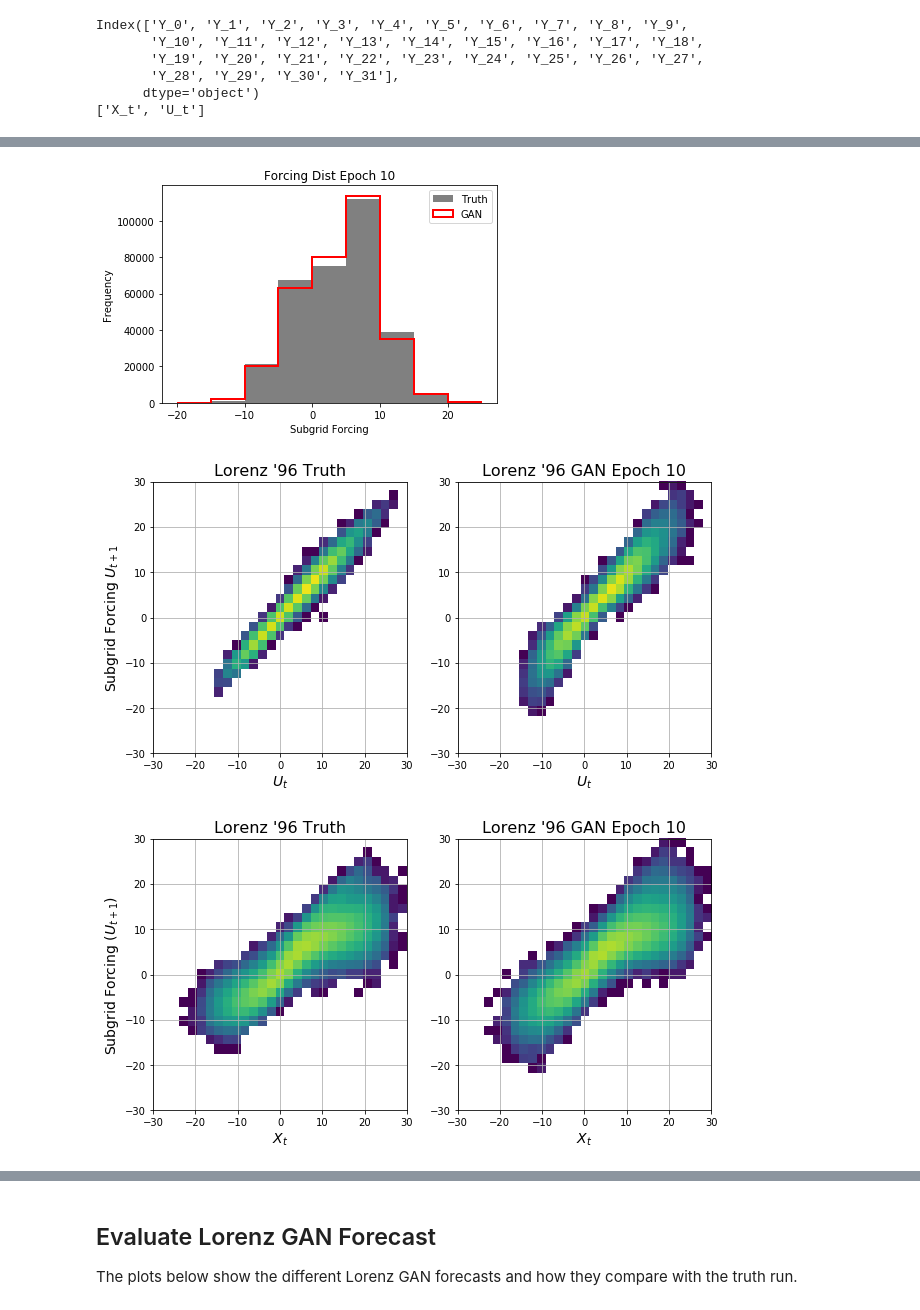
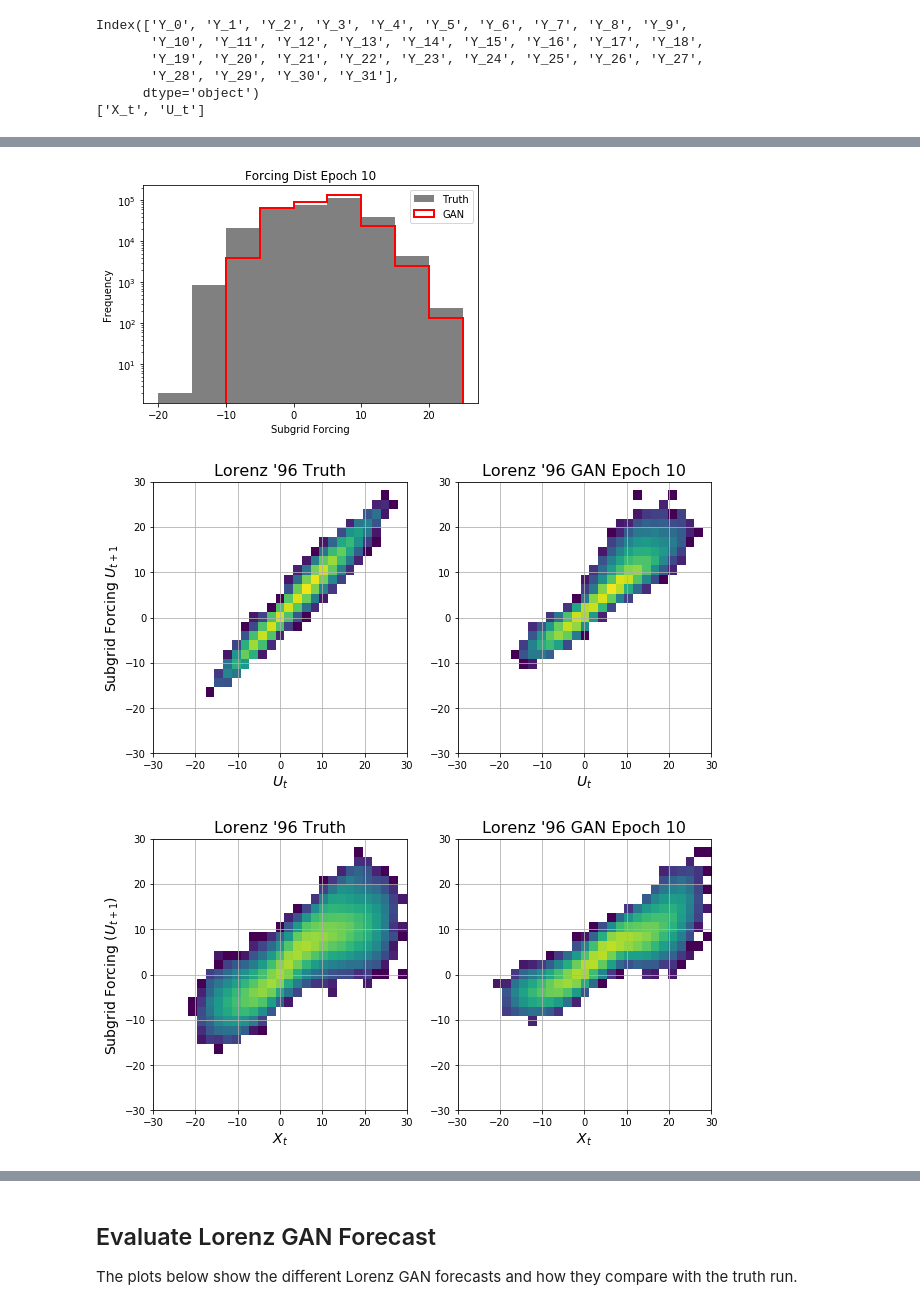
Before and after one commit to djgagne/lorenz_gan, a Jupyter notebook: notebooks/lorenz_gan_eval.ipynb, the cells around one changed output, grey strips where cells are left out. Saved outputs shown, nothing was run; the diff lists cells and outputs as text; code cells hidden in the pictures.

```diff
--- a/notebooks/lorenz_gan_eval.ipynb
+++ b/notebooks/lorenz_gan_eval.ipynb
@@ -146,5 +148,6 @@ plt.ylabel("Accuracy")
 ## Evaluate Generator Model
 # %%
 epoch = 10
-gen_model = load_model("../exp_u/gan_generator_0000_epoch_{0:04d}.h5".format(epoch), custom_objects={"Interpolate1D": Interpolate1D,
-                                                                                                     "ConcreteDropout": ConcreteDropout})
+gen_model = load_model("../exp_u/gan_generator_0003_epoch_{0:04d}.h5".format(epoch),
+                       custom_objects={"Interpolate1D": Interpolate1D,
+                                       "ConcreteDropout": ConcreteDropout})
@@ -220,13 +212,14 @@ plt.plot(np.arange(0, 500), gan_y[:, :, 0].sum(axis=1)[500:1000])
 # %%
 plt.hist(combined_data[y_cols].sum(axis=1).values, bins=np.arange(-20, 30, 5), color="gray", label="Truth")
 plt.hist(gan_y[:, :, 0].sum(axis=1), bins=np.arange(-20, 30, 5), histtype='step', lw=2, label="GAN", color="red")
 plt.legend()
 plt.xlabel("Subgrid Forcing")
 plt.ylabel("Frequency")
 plt.title("Forcing Dist Epoch {0}".format(epoch))
+plt.gca().set_yscale("log")
 plt.savefig("../exp_u/gan_subgrid_hist.png", dpi=200, bbox_inches="tight")
 # %% [output]
-[figure, old version]
+[figure, new version]
 # %%
 fig, axes = plt.subplots(1, 2, figsize=(10, 5))
 _ = axes[0].hist2d(combined_data["U_t"], combined_data[y_cols].sum(axis=1), bins=[np.linspace(-30, 30, 30),
@@ -244,7 +237,7 @@ axes[1].grid()
 axes[0].set_ylabel("Subgrid Forcing $U_{t+1}$", fontsize=14)
 plt.savefig("../exp_u/gan_u_u1_hist_epoch_{0}.png".format(epoch), dpi=200, bbox_inches="tight")
 # %% [output]
-[figure, old version]
+[figure, new version]
 # %%
 fig, axes = plt.subplots(1, 2, figsize=(10, 5))
 _ = axes[0].hist2d(combined_data["X_t"], combined_data[y_cols].sum(axis=1), bins=[np.linspace(-30, 30, 30),
@@ -262,7 +255,7 @@ axes[1].grid()
 axes[0].set_ylabel("Subgrid Forcing ($U_{t+1}$)", fontsize=14)
 plt.savefig("../exp_u/gan_x_u_hist_epoch_{0}.png".format(epoch), dpi=200, bbox_inches="tight")
 # %% [output]
-[figure, old version]
+[figure, new version]
 # %%
 plt.figure(figsize=(6, 6))
 _ = plt.hist2d(combined_data["X_t"], combined_data[y_cols].sum(axis=1), bins=[np.linspace(-30, 30, 30),
```
Also changed, not shown: parts of 15 cells of this notebook, 7 other files.
